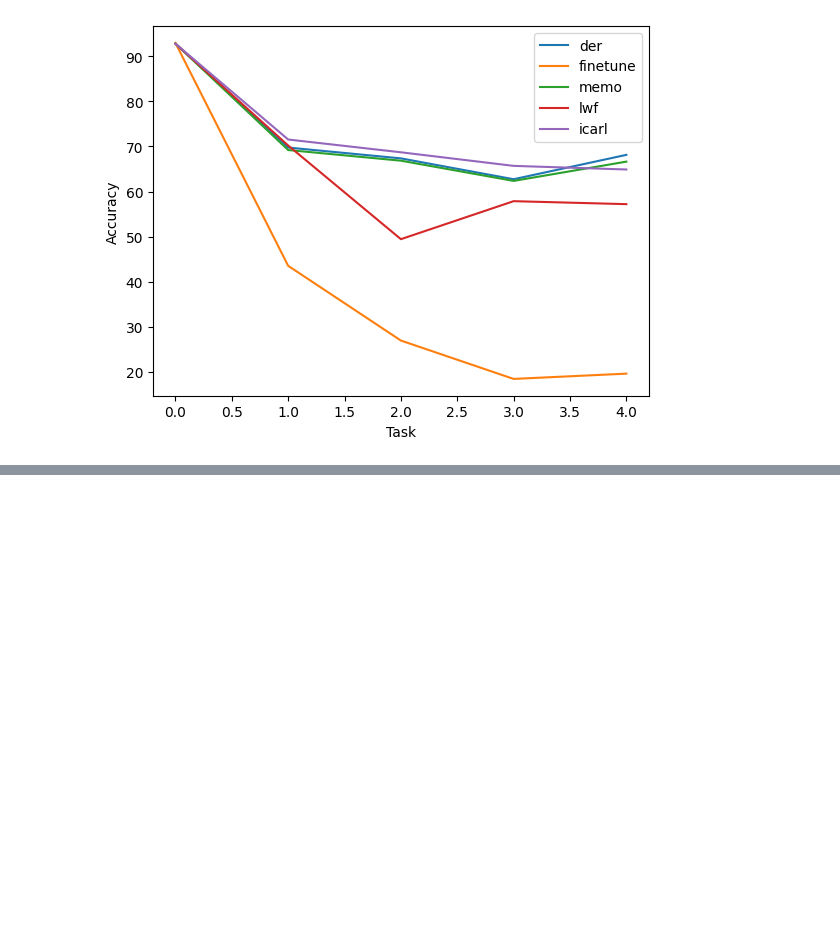
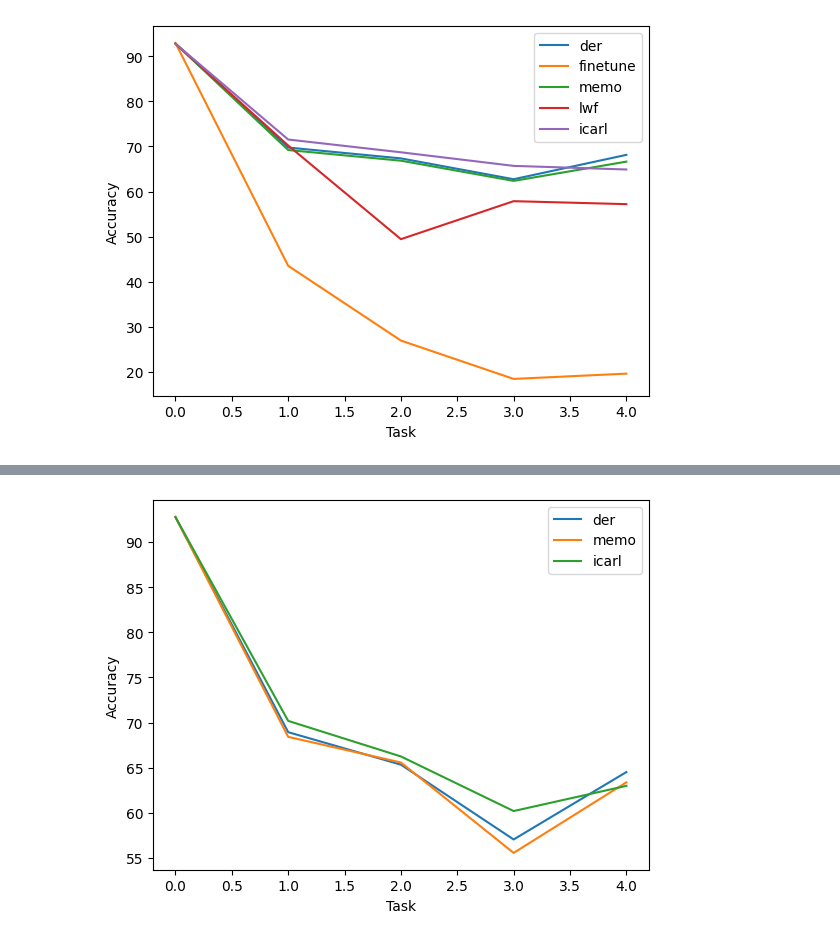
Before and after one commit to NguyenQuangMinh0504/CIL_NIDS, a Jupyter notebook: Code/PythonCode/CIL/results/unsw_nb15_plot.ipynb, the cells around one changed output, grey strips where cells are left out. Drawn from its saved outputs; the diff is of its cells as text; code cells hidden in the pictures; blank space fills up the shorter version.

```diff
--- a/Code/PythonCode/CIL/results/unsw_nb15_plot.ipynb
+++ b/Code/PythonCode/CIL/results/unsw_nb15_plot.ipynb
@@ -56,3 +56,19 @@ plt.ylabel("Accuracy")
 plt.savefig("unsw_nb15_accy.png")
 # %% [output]
 [figure]
+# %%
+unsw_nb15_der = json.load(open("./unsw-nb15_der_1000_unsw_nb15_ann_128_Accuracy_curve.json"))
+unsw_nb15_der = [i[2] for i in unsw_nb15_der]
+unsw_nb15_memo = json.load(open("./unsw-nb15_memo_1000_unsw_nb15_memo_ann_128_Accuracy_curve.json"))
+unsw_nb15_memo = [i[2] for i in unsw_nb15_memo]
+unsw_nb15_icarl = json.load(open("./unsw-nb15_icarl_1000_unsw_nb15_ann_128_Accuracy_curve.json"))
+unsw_nb15_icarl = [i[2] for i in unsw_nb15_icarl]
+print("DER")
+print("Avg: ", np.mean(unsw_nb15_der))
+print("Last:", unsw_nb15_der[-1])
+print("MeMO")
+print("Avg: ", np.mean(unsw_nb15_memo))
+print("Last:", unsw_nb15_memo[-1])
+print("Icarl")
+print("Avg: ", np.mean(unsw_nb15_icarl))
+print("Last:", unsw_nb15_icarl[-1])
@@ -58,0 +85,10 @@ plt.savefig("unsw_nb15_accy.png")
+# %%
+plt.plot(unsw_nb15_der, label="der")
+plt.plot(unsw_nb15_memo, label="memo")
+plt.plot(unsw_nb15_icarl, label="icarl")
+plt.legend()
+plt.xlabel("Task")
+plt.ylabel("Accuracy")
+plt.savefig("unsw_nb15_accy_1000.png")
+# %% [output]
+[figure, added]
```
Also changed, not shown: parts of 3 cells of this notebook, 5 other files.
